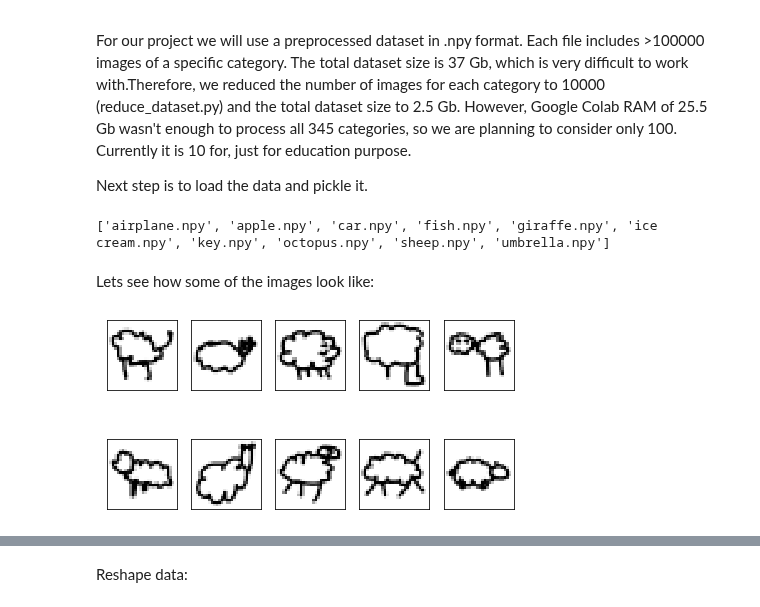
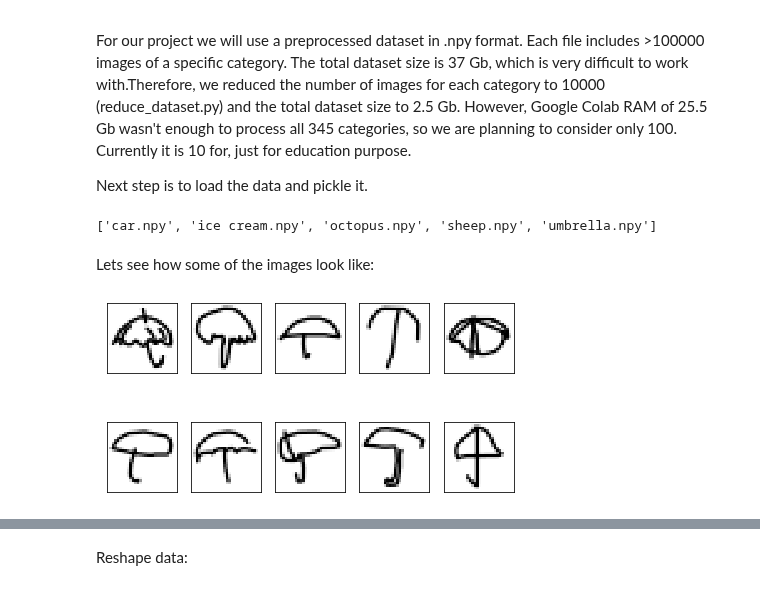
Before and after one commit to MarinaOrzechowski/CNN-on-Quick-Draw-dataset, a Jupyter notebook: load_normalize_&_pickle_data.ipynb, the cells around one changed output, grey strips where cells are left out. Drawn from its saved outputs; the diff is of its cells as text; code cells hidden in the pictures.

```diff
--- a/load_normalize_&_pickle_data.ipynb
+++ b/load_normalize_&_pickle_data.ipynb
@@ -18,35 +18,35 @@ import pickle
 import matplotlib.pyplot as plt
 %matplotlib inline
 # %%
-files = os.listdir(r"C:\Users\mskac\machineLearning\CNN-on-Quick-Draw-dataset\data\short")
-img_per_category = 15000
-num_of_categories = 10
+files = os.listdir(r"C:\Users\mskac\machineLearning\movie_guess\data\shortTestData")
+img_per_category = 30000
+num_of_categories = 5
 x = []
 x_load = []
 y = []
 y_load = []
 print(files)
 # %% [output]
-['airplane.npy', 'apple.npy', 'car.npy', 'fish.npy', 'giraffe.npy', 'ice cream.npy', 'key.npy', 'octopus.npy', 'sheep.npy', 'umbrella.npy']
+['car.npy', 'ice cream.npy', 'octopus.npy', 'sheep.npy', 'umbrella.npy']
 # %% [markdown]
 Lets see how some of the images look like:
 # %%
 # test print. how the data looks like?
-file = "C:/Users/mskac/machineLearning/CNN-on-Quick-Draw-dataset/data/short/" + files[8]
+file = "C:/Users/mskac/machineLearning/CNN-on-Quick-Draw-dataset/data/short/" + files[4]
 x_test = np.load(file) #returns an array of lists(images) with 784 elements(coordinates) in each (flattened 28x28)
 x_test = x_test.reshape(x_test.shape[0], 28,28)
 
 fig, ax = plt.subplots(nrows=2, ncols=5, sharex=True, sharey=True)
 ax = ax.flatten()
 for i in range(10):
     img = x_test[i].reshape(28, 28)
     ax[i].imshow(img, cmap='Greys', interpolation='nearest')
 ax[0].set_xticks([])
 ax[0].set_yticks([])
 plt.tight_layout()
 plt.show()
 # %% [output]
-[figure, old version]
+[figure, new version]
 # %%
 def load_data():
     '''function which reads each data file in the testdata directory and extracts lists of pixels'''
```
Also changed, not shown: parts of 3 cells of this notebook, 8 other files.
